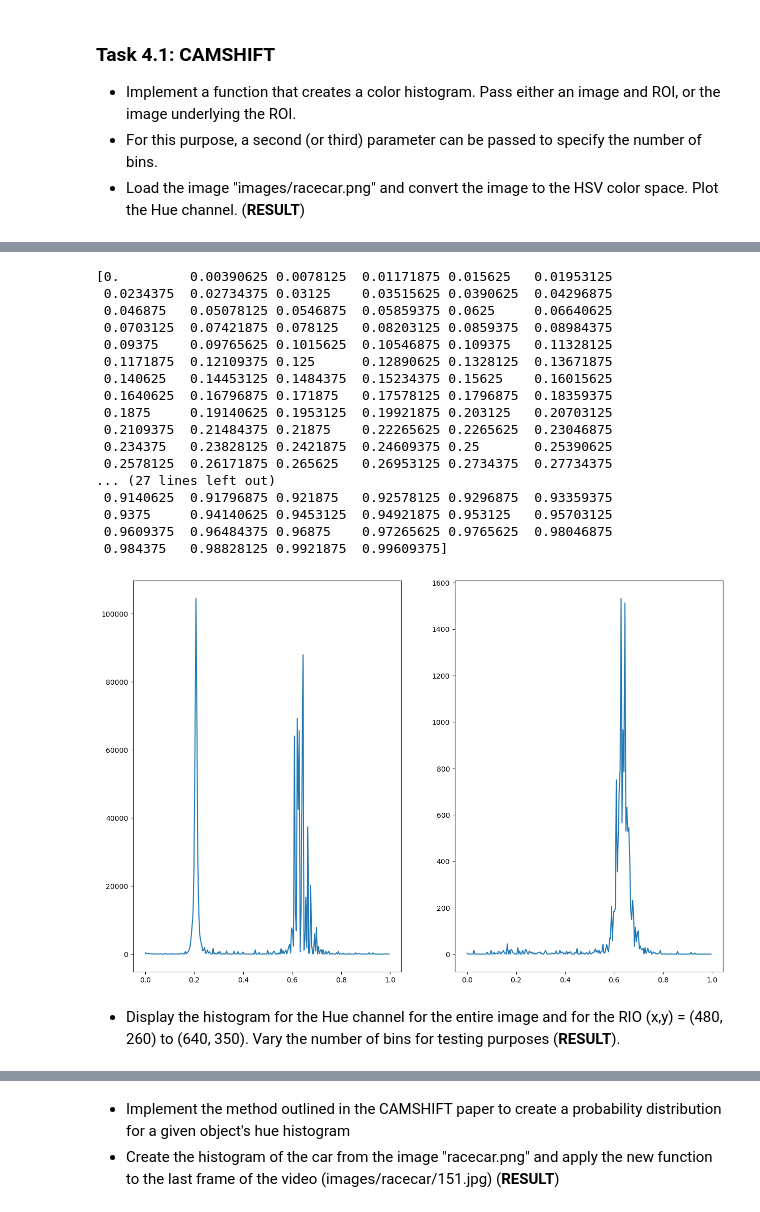
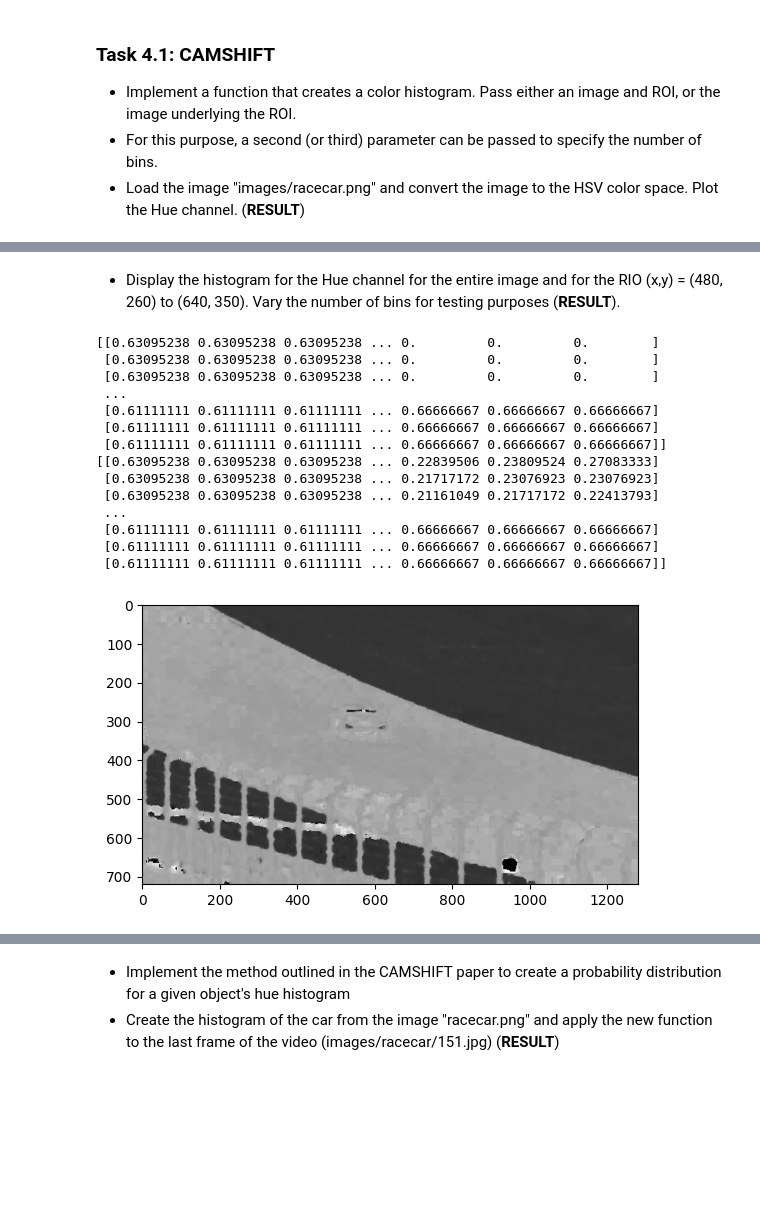
Before and after one commit to BornForInfo/computer_vision, a Jupyter notebook: assignment04.ipynb, the cells around one changed output, grey strips where cells are left out. Drawn from its saved outputs; the diff is of its cells as text; code cells hidden in the pictures; blank space fills up the shorter version.

```diff
--- a/assignment04.ipynb
+++ b/assignment04.ipynb
@@ -62,36 +44,36 @@ plt.show()
-# %%
-plt.close()
-fig = plt.figure(figsize=(15, 10))
-ax1 = plt.subplot(1, 2, 1)
-ax2 = plt.subplot(1, 2, 2)
-
-image_hue_hist,image_hue_bins = createColorHistogram(image,256)
-histgramCar256_hue_hist,histgramCar256_hue_bins = createColorHistogram(imageCar,256)
-
-
-
-print(histgramCar256_hue_hist)
-ax1.plot(image_hue_hist,image_hue_bins)
-ax2.plot(histgramCar256_hue_hist,histgramCar256_hue_bins)
-plt.show()
-# %% [output]
-[0.         0.00390625 0.0078125  0.01171875 0.015625   0.01953125
- 0.0234375  0.02734375 0.03125    0.03515625 0.0390625  0.04296875
- 0.046875   0.05078125 0.0546875  0.05859375 0.0625     0.06640625
- 0.0703125  0.07421875 0.078125   0.08203125 0.0859375  0.08984375
- 0.09375    0.09765625 0.1015625  0.10546875 0.109375   0.11328125
- 0.1171875  0.12109375 0.125      0.12890625 0.1328125  0.13671875
- 0.140625   0.14453125 0.1484375  0.15234375 0.15625    0.16015625
- 0.1640625  0.16796875 0.171875   0.17578125 0.1796875  0.18359375
- 0.1875     0.19140625 0.1953125  0.19921875 0.203125   0.20703125
- 0.2109375  0.21484375 0.21875    0.22265625 0.2265625  0.23046875
- 0.234375   0.23828125 0.2421875  0.24609375 0.25       0.25390625
- 0.2578125  0.26171875 0.265625   0.26953125 0.2734375  0.27734375
-... (27 lines left out)
- 0.9140625  0.91796875 0.921875   0.92578125 0.9296875  0.93359375
- 0.9375     0.94140625 0.9453125  0.94921875 0.953125   0.95703125
- 0.9609375  0.96484375 0.96875    0.97265625 0.9765625  0.98046875
- 0.984375   0.98828125 0.9921875  0.99609375]
-[figure, removed]
 # %% [markdown]
 * Display the histogram for the Hue channel for the entire image and for the RIO (x,y) = (480, 260) to (640, 350). Vary the number of bins for testing purposes (**RESULT**).
+# %%
+image = image.astype(float)/255.0
+image_hsv = color.rgb2hsv(image)
+image_hue = image_hsv[:, :, 0]
+image_gry = (image_hue*255).astype(np.uint)
+ran_image = np.zeros_like(image_hue)
+for row, x in enumerate (image_hue):
+    for colom, i in enumerate(x):
+        if i <= (0.6):
+            ran_image[row][colom] = 0
+        else:
+            ran_image[row][colom] = i
+
+print(ran_image)
+#print(image_hue)
+print(image_hue)
+plt.imshow(image_gry, cmap="gray")
+plt.show()
+# %% [output]
+[[0.63095238 0.63095238 0.63095238 ... 0.         0.         0.        ]
+ [0.63095238 0.63095238 0.63095238 ... 0.         0.         0.        ]
+ [0.63095238 0.63095238 0.63095238 ... 0.         0.         0.        ]
+ ...
+ [0.61111111 0.61111111 0.61111111 ... 0.66666667 0.66666667 0.66666667]
+ [0.61111111 0.61111111 0.61111111 ... 0.66666667 0.66666667 0.66666667]
+ [0.61111111 0.61111111 0.61111111 ... 0.66666667 0.66666667 0.66666667]]
+[[0.63095238 0.63095238 0.63095238 ... 0.22839506 0.23809524 0.27083333]
+ [0.63095238 0.63095238 0.63095238 ... 0.21717172 0.23076923 0.23076923]
+ [0.63095238 0.63095238 0.63095238 ... 0.21161049 0.21717172 0.22413793]
+ ...
+ [0.61111111 0.61111111 0.61111111 ... 0.66666667 0.66666667 0.66666667]
+ [0.61111111 0.61111111 0.61111111 ... 0.66666667 0.66666667 0.66666667]
+ [0.61111111 0.61111111 0.61111111 ... 0.66666667 0.66666667 0.66666667]]
+[figure, added]
```
Also changed, not shown: parts of 17 cells of this notebook.
